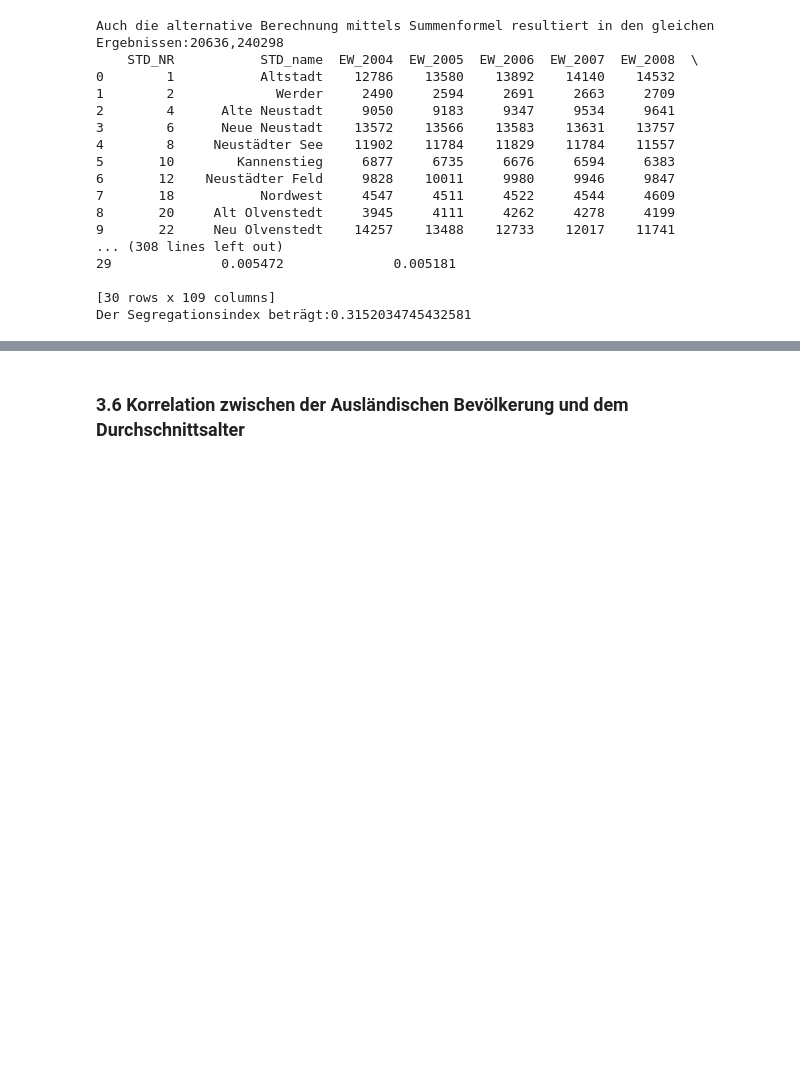
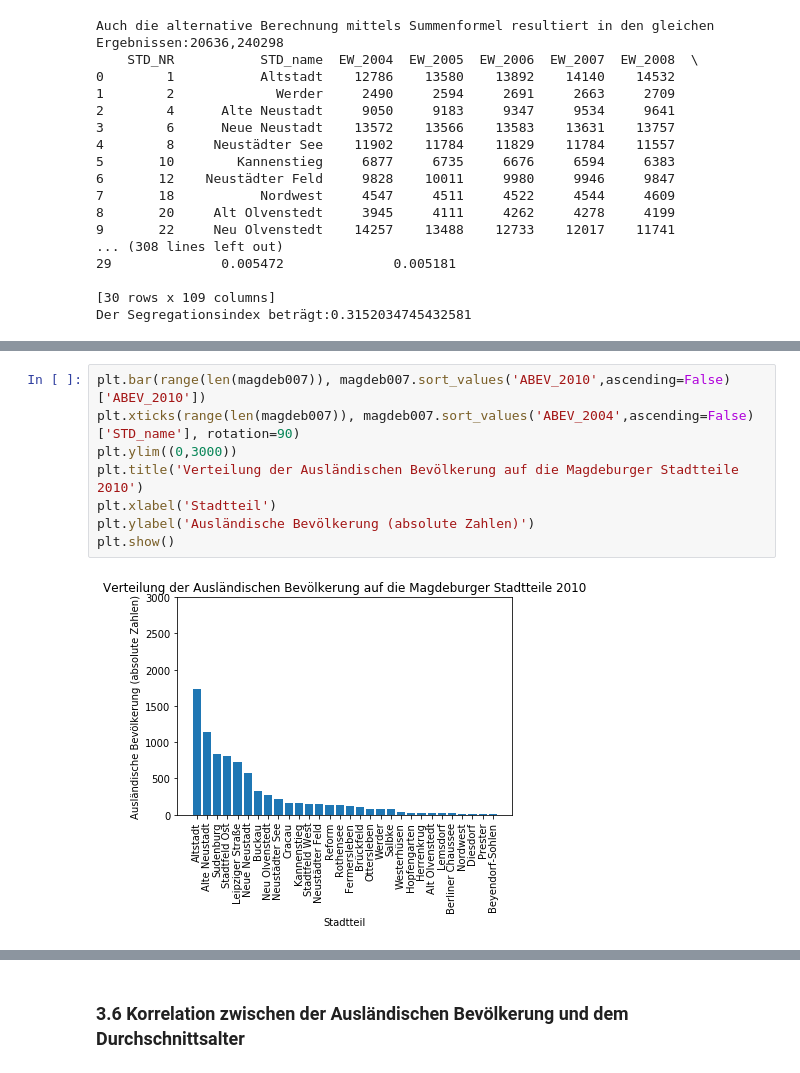
Before and after one commit to tschroeder10961/datascience-urban-segregation, a Jupyter notebook: GruppeA/Gruppe A Jupyter.ipynb, the cells around one changed output, grey strips where cells are left out. Saved outputs shown, nothing was run; the diff lists cells and outputs as text; blank space fills up the shorter version.

```diff
--- a/GruppeA/Gruppe A Jupyter.ipynb
+++ b/GruppeA/Gruppe A Jupyter.ipynb
@@ -698,0 +747,10 @@ Der Segregationsindex beträgt:0.3152034745432581
+# %%
+plt.bar(range(len(magdeb007)), magdeb007.sort_values('ABEV_2010',ascending=False)['ABEV_2010'])
+plt.xticks(range(len(magdeb007)), magdeb007.sort_values('ABEV_2004',ascending=False)['STD_name'], rotation=90)
+plt.ylim((0,3000))
+plt.title('Verteilung der Ausländischen Bevölkerung auf die Magdeburger Stadtteile 2010')
+plt.xlabel('Stadtteil')
+plt.ylabel('Ausländische Bevölkerung (absolute Zahlen)')
+plt.show()
+# %% [output]
+[figure, added]
```
Also changed, not shown: parts of 12 cells of this notebook.
